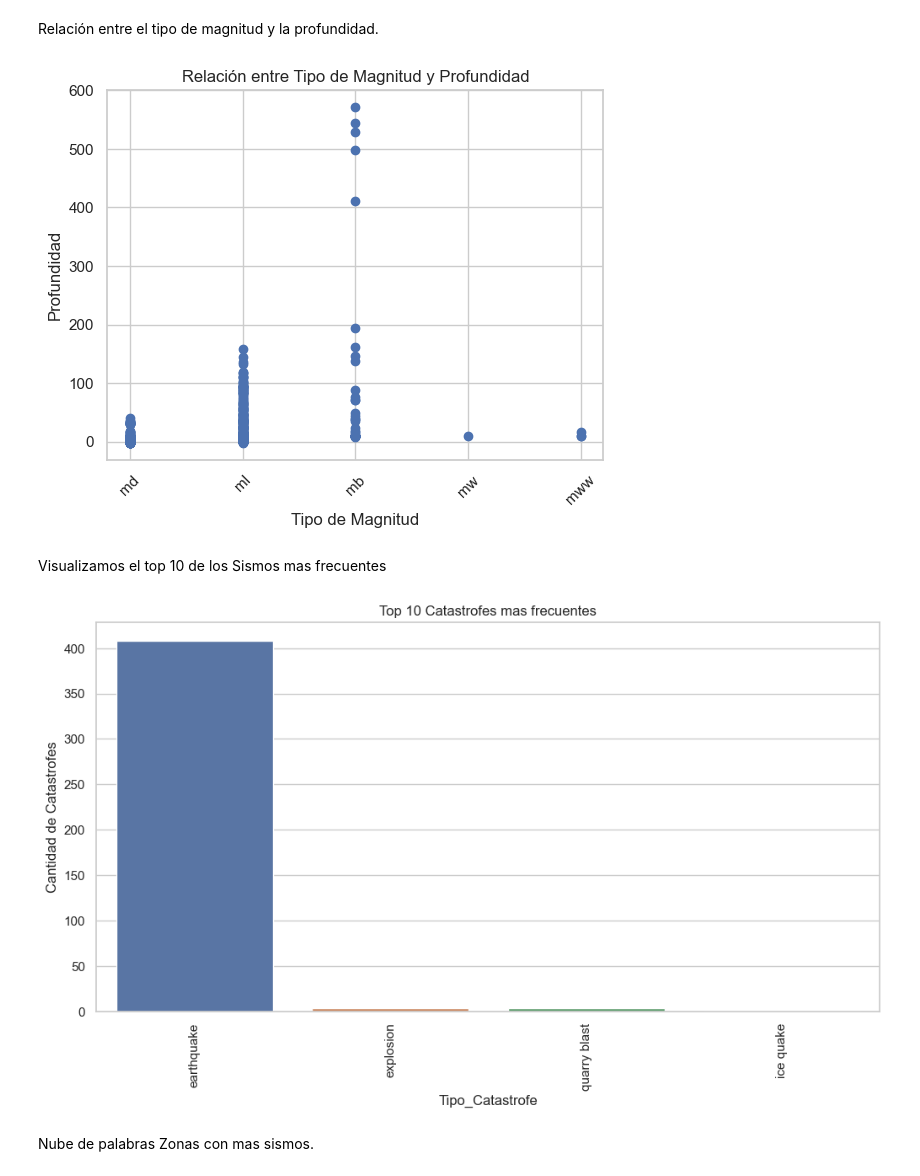
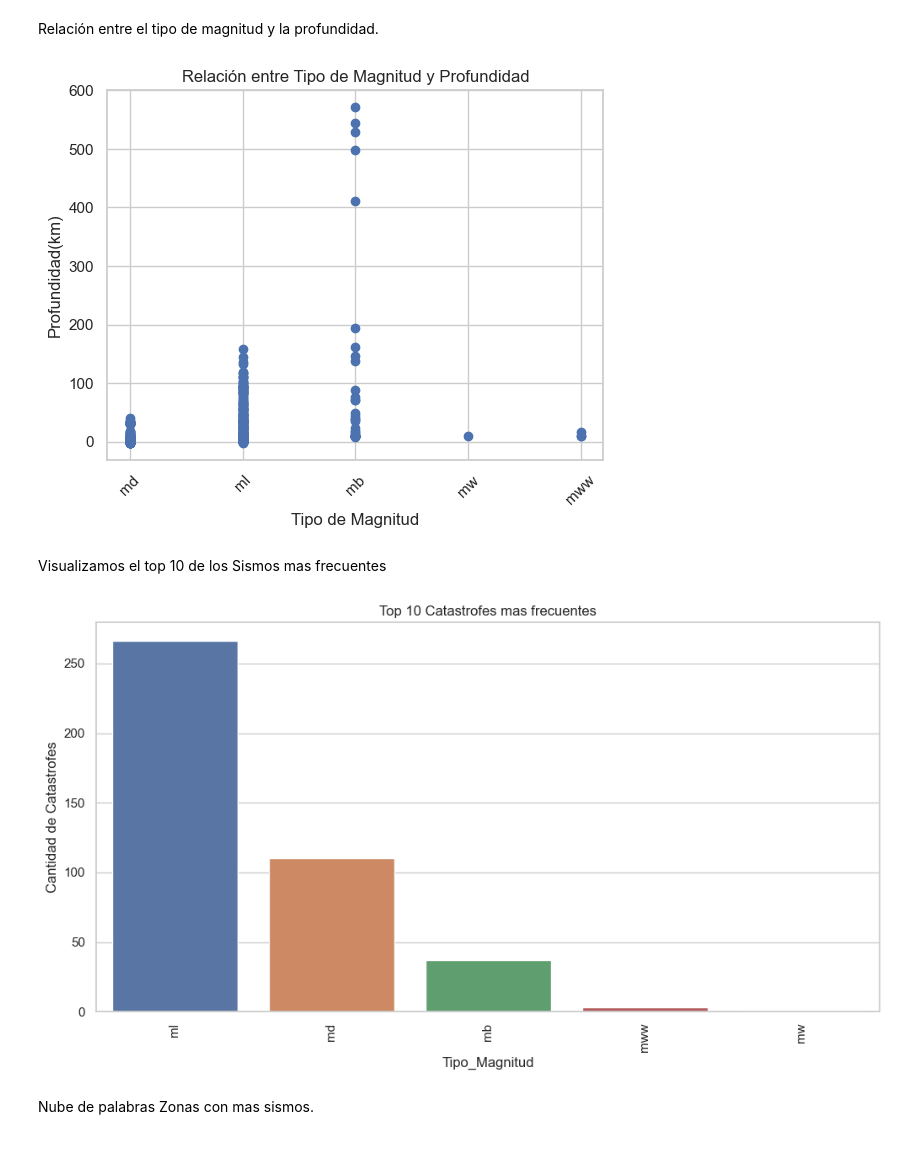
Before and after one commit to Macagonzalezamico/ProyectoSismo, a Jupyter notebook: code/eda/EEUU/EDA_EEUU.ipynb, the cells around one changed output. Cells and saved outputs as stored; diff of their text form; code cells hidden in the pictures; blank space fills up the shorter version.

```diff
--- a/code/eda/EEUU/EDA_EEUU.ipynb
+++ b/code/eda/EEUU/EDA_EEUU.ipynb
@@ -360,6 +370,7 @@ df_date.head()
 # %% [markdown]
 Gráfico de línea. El gráfico muestra cómo cambia la magnitud a lo largo del tiempo.
 # %%
-import pandas as pd
+"""import pandas as pd
 
-usa_df['Fecha del sismo'] = pd.to_datetime(usa_df['Fecha del sismo'])
+usa_df['Fecha_del_sismo'] = pd.to_datetime(usa_df['Fecha_del_sismo'])
+"""
@@ -366,10 +379,11 @@ usa_df['Fecha del sismo'] = pd.to_datetime(usa_df['Fecha del sismo'])
 # %%
-# Extraer el día de la semana
-usa_df['DiaSemana'] = usa_df['Fecha del sismo'].dt.day_name()
+"""# Extraer el día de la semana
+usa_df['DiaSemana'] = usa_df['Fecha_del_sismo'].dt.day_name()
 
 # Extraer el mes
-usa_df['Mes'] = usa_df['Fecha del sismo'].dt.month_name()
+usa_df['Mes'] = usa_df['Fecha_del_sismo'].dt.month_name()
 
 # Extraer la hora del día
-usa_df['Hora'] = usa_df['Hora del sismo'].dt.hour
+usa_df['Hora'] = usa_df['Hora_del_sismo'].dt.hour
+"""
 # %% [output]
@@ -538,47 +542,47 @@ Relación entre el tipo de magnitud y la profundidad.
 # %%
 import matplotlib.pyplot as plt
 
-plt.scatter(usa_df['Tipo_Magnitud'], usa_df['Profundidad'])
+plt.scatter(usa_df['Tipo_Magnitud'], usa_df['Profundidad_Km'])
 plt.xlabel('Tipo de Magnitud')
-plt.ylabel('Profundidad')
+plt.ylabel('Profundidad(km)')
 plt.title('Relación entre Tipo de Magnitud y Profundidad')
 plt.xticks(rotation=45)
 plt.show()
 # %% [output]
-[figure, old version]
+[figure, new version]
 # %% [markdown]
 Visualizamos el top 10 de los Sismos mas frecuentes
 # %%
 import seaborn as sns
 import matplotlib.pyplot as plt
 
 # Seleccionar la columna de Tipo_Catastrofe
-institution_data = usa_df['Tipo_Catastrofe']
+institution_data = usa_df['Tipo_Magnitud']
 
 # Contar la frecuencia de cada Tipo_Catastrofe
 institution_counts = institution_data.value_counts()
 
 # Seleccionar las N Tipo_Catastrofe más populares
 top_n = 10  # Especifica el número de los Tipo_Catastrofe que deseas mostrar
 top_institutions = institution_counts.head(top_n)
 
 # Configurar el estilo de los gráficos de seaborn
 sns.set(style="whitegrid")
 
 # Crear un gráfico de barras de los Tipo_Catastrofe más populares
 plt.figure(figsize=(12, 6))
 sns.barplot(x=top_institutions.index, y=top_institutions.values)
 plt.title(f'Top {top_n} Catastrofes mas frecuentes')
-plt.xlabel('Tipo_Catastrofe')
+plt.xlabel('Tipo_Magnitud')
 plt.ylabel('Cantidad de Catastrofes')
 
 # Rotar las etiquetas del eje x para mayor legibilidad
 plt.xticks(rotation=90)
 
 # Mostrar el gráfico de barras
 plt.show()
 # %% [output]
-[figure, old version]
+[figure, new version]
 # %%
 import plotly.express as px
 import numpy as np
```
Also changed, not shown: parts of 18 cells of this notebook, 1 other file.
